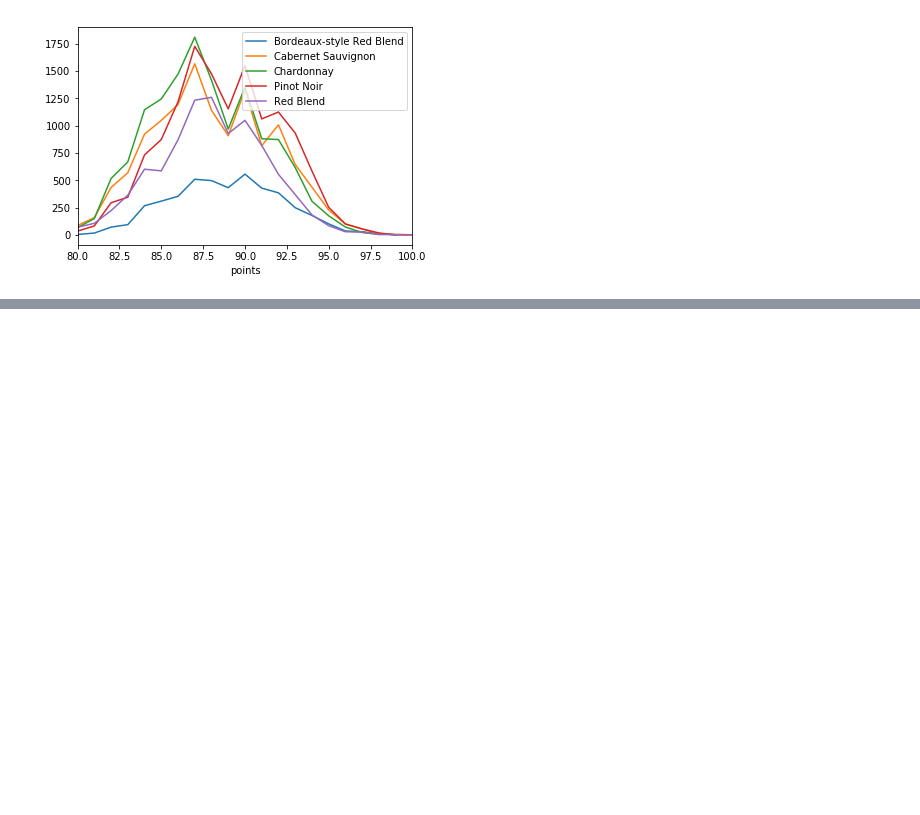
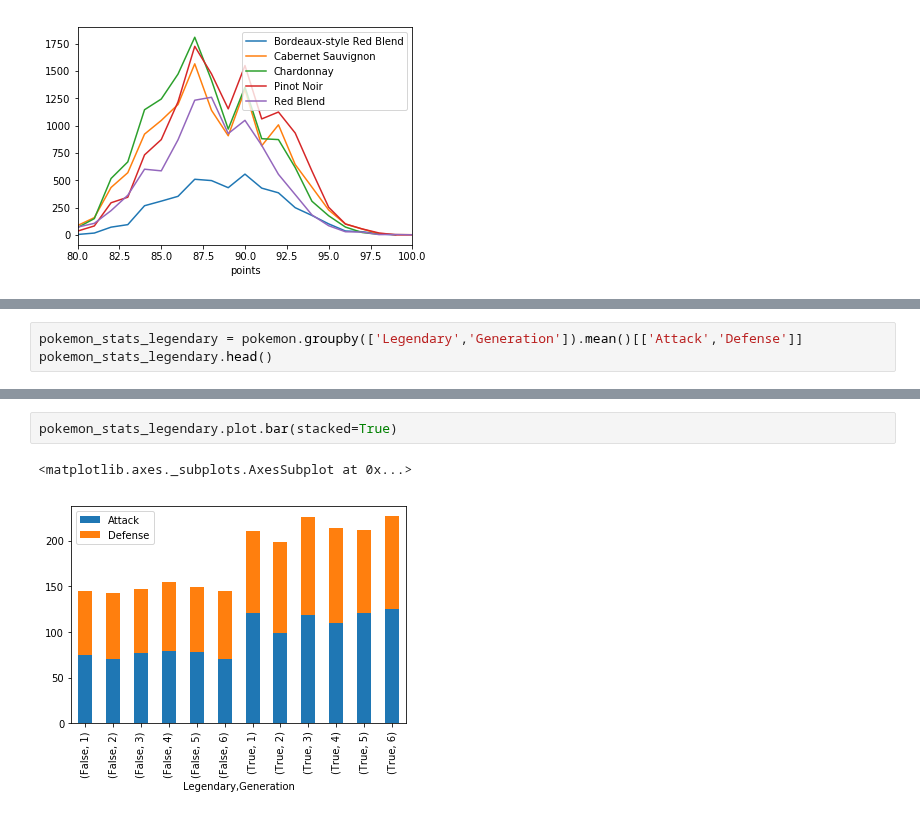
Before and after one commit to data-droid/study, a Jupyter notebook: kaggleLearn/DataVisualization2.ipynb, the cells around one changed output, grey strips where cells are left out. Saved outputs shown, nothing was run; the diff lists cells and outputs as text; blank space fills up the shorter version.

```diff
--- a/kaggleLearn/DataVisualization2.ipynb
+++ b/kaggleLearn/DataVisualization2.ipynb
@@ -143,0 +165,3 @@ wine_counts.plot.line()
+# %%
+pokemon_stats_legendary = pokemon.groupby(['Legendary','Generation']).mean()[['Attack','Defense']]
+pokemon_stats_legendary.head()
@@ -143,0 +176,5 @@ wine_counts.plot.line()
+# %%
+pokemon_stats_legendary.plot.bar(stacked=True)
+# %% [output]
+<matplotlib.axes._subplots.AxesSubplot at 0x...>
+[figure, added]
```
Also changed, not shown: parts of 29 cells of this notebook.
